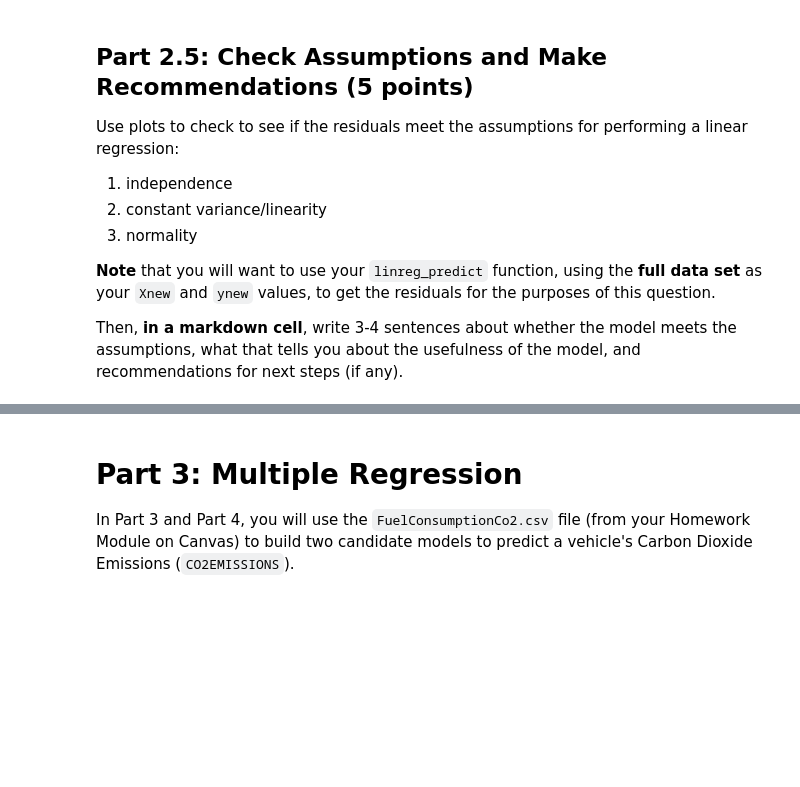
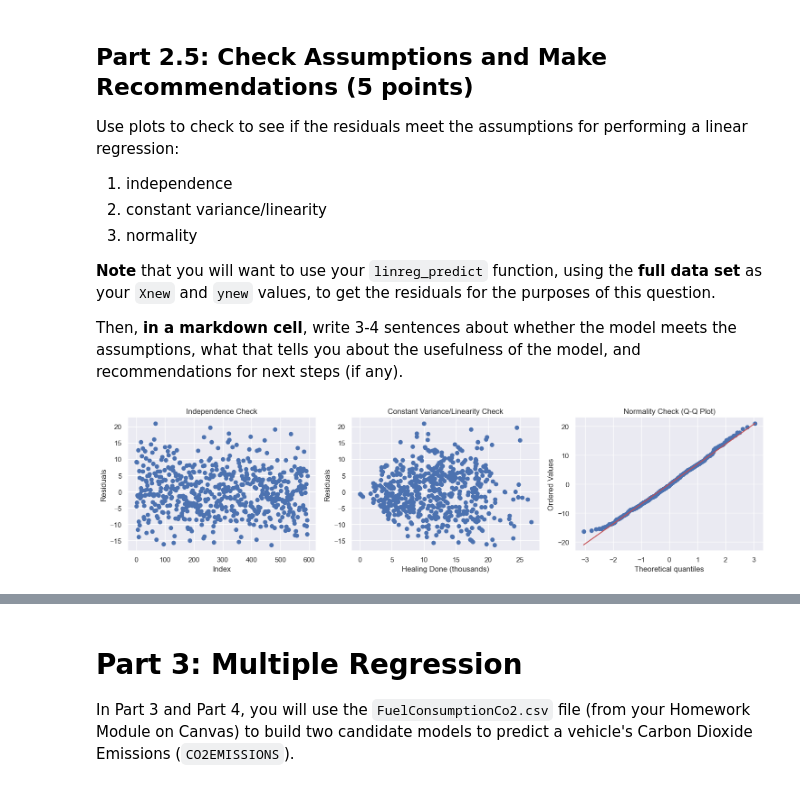
Before and after one commit to vigneshsaravanakumar404/DS-3000-Foundations-of-Data-Science, a Jupyter notebook: Homeworks/HW4/HW4.ipynb, the cells around one changed output, grey strips where cells are left out. Cells and saved outputs as stored; diff of their text form; code cells hidden in the pictures; blank space fills up the shorter version.

```diff
--- a/Homeworks/HW4/HW4.ipynb
+++ b/Homeworks/HW4/HW4.ipynb
@@ -208,3 +303,32 @@ Then, **in a markdown cell**, write 3-4 sentences about whether the model meets
 # %%
 import scipy.stats as stats
 import pylab as py
+# %%
+# Get residuals from full model
+full_results = linreg_predict(mercy_X, mercy_y, m_full)
+residuals = full_results['resids']
+
+# Plot 1: Index vs residuals (independence)
+plt.figure(figsize=(15, 4))
+plt.subplot(1, 3, 1)
+plt.scatter(range(len(residuals)), residuals)
+plt.xlabel('Index')
+plt.ylabel('Residuals')
+plt.title('Independence Check')
+
+# Plot 2: Healing Done vs residuals (constant variance/linearity)
+plt.subplot(1, 3, 2)
+plt.scatter(mercy_X, residuals)
+plt.xlabel('Healing Done (thousands)')
+plt.ylabel('Residuals')
+plt.title('Constant Variance/Linearity Check')
+
+# Plot 3: Q-Q plot for normality
+plt.subplot(1, 3, 3)
+stats.probplot(residuals, dist="norm", plot=plt)
+plt.title('Normality Check (Q-Q Plot)')
+
+plt.tight_layout()
+plt.show()
+# %% [output]
+[figure, added]
```
Also changed, not shown: parts of 17 cells of this notebook, 2 other files.
